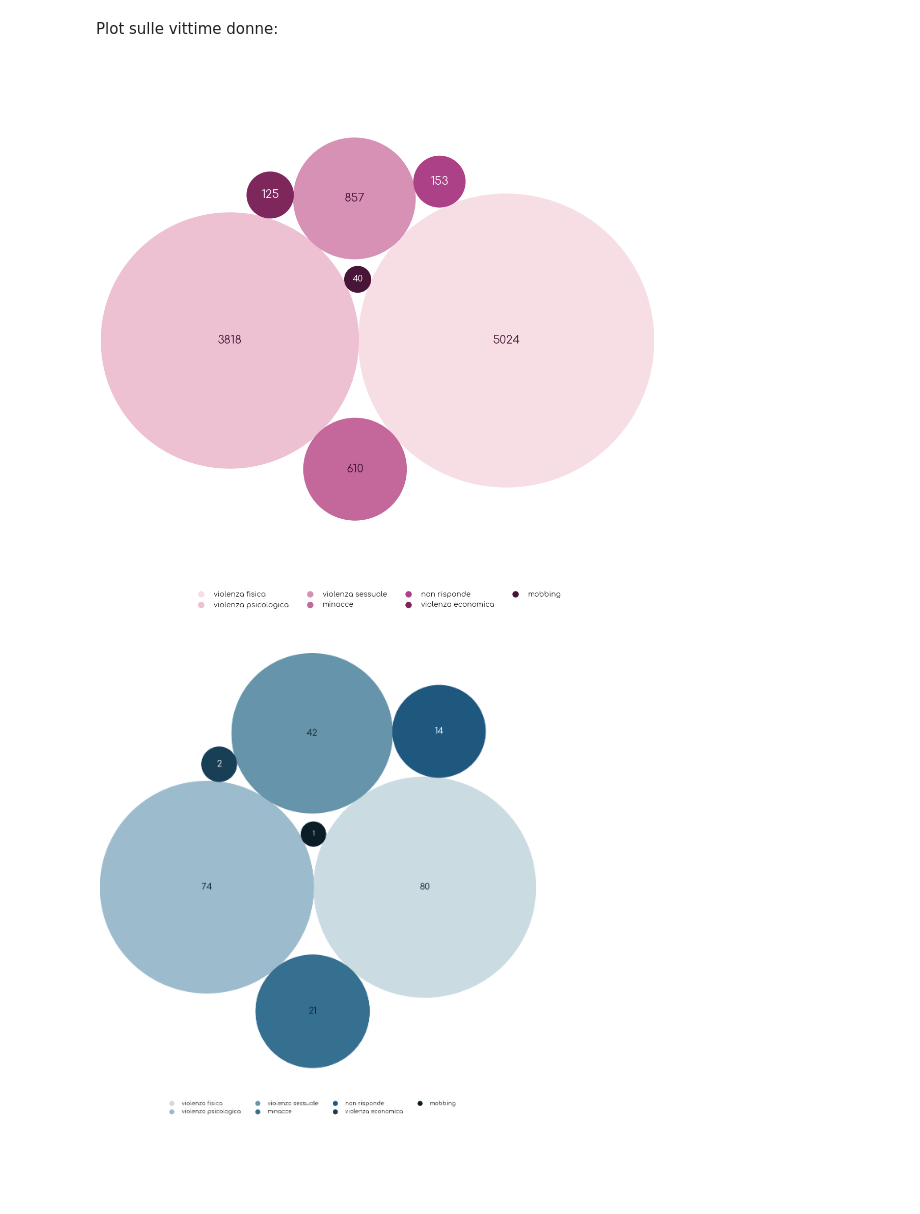
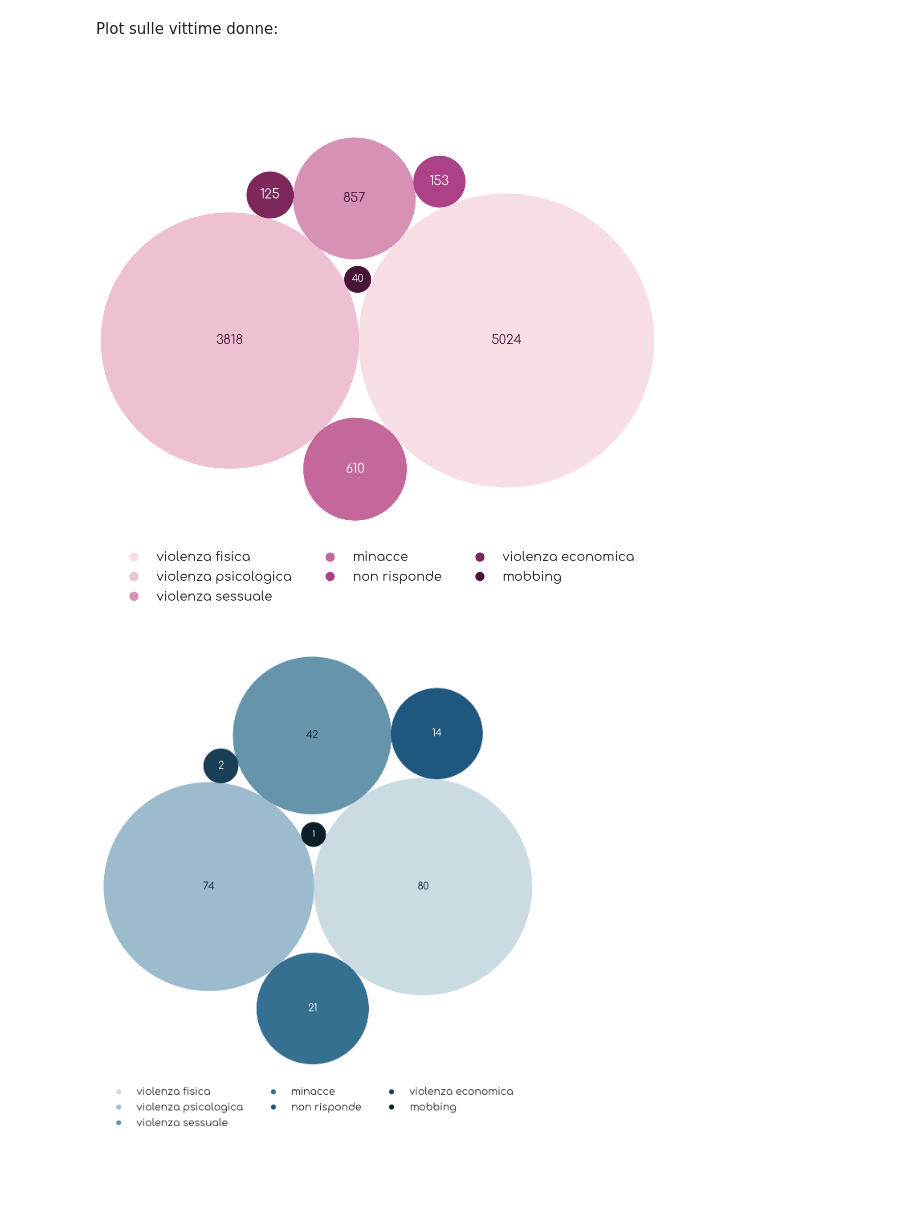
Before and after one commit to initrm/sci-vis, a Jupyter notebook: source/Tipologia di violenza.ipynb, the cells around one changed output. Drawn from its saved outputs; the diff is of its cells as text; code cells hidden in the pictures.

Commit message:
Modificata legenda e fixati testi

```diff
--- a/source/Tipologia di violenza.ipynb
+++ b/source/Tipologia di violenza.ipynb
@@ -158,9 +158,9 @@ fig, ax = plt.subplots(figsize=(14,14), facecolor='white')
 
 ax.axis('off') # rimozione assi
 
-lim = max(max(abs(circle.x)+circle.r, abs(circle.y)+circle.r,) for circle in circles)
-plt.xlim(-lim, lim)
-plt.ylim(-lim, lim)
+flim = max(max(abs(circle.x)+circle.r, abs(circle.y)+circle.r,) for circle in circles)
+plt.xlim(-flim, flim)
+plt.ylim(-flim, flim)
 
 # idx -> indice del cerchio corrente
 # circle -> cerchio corrente
@@ -171,24 +171,24 @@ for idx, circle, percentage, color in zip(range(0, len(labels)), circles, labels
     ax.add_patch(plt.Circle((x, y), r, alpha=1, color=color)) # colorazione cerchio
 
     # selezione del colore del font in modo che sia a contrasto col colore del cerchio
-    font_color = 'white' if idx > 3 else females_palette[-1]
+    font_color = 'white' if idx > 2 else females_palette[-1]
     # selezione della dimensione della label in base alla dimensione del cerchio
-    font_size = 16 if r > 0.06 else 12
+    font_size = 18 if r > 0.06 else 14
 
     # impostazione della label
     plt.annotate(percentage, (x,y), size=font_size, color=font_color, va='center', ha='center')
 
 # legenda custom
-legend_circles = [Line2D([], [], color='white', marker='o', markersize=10, markerfacecolor=x) for x in palette]
+legend_circles = [Line2D([], [], color='white', marker='o', markersize=14, markerfacecolor=x) for x in females_palette]
 legend_labels = [x for x in females['Tipo di violenza'].values]
-plt.legend(legend_circles, legend_labels, loc=8, ncol=4, frameon=False)
+plt.legend(legend_circles, legend_labels, loc=8, ncol=3, frameon=False, prop={'size': 18})
 
 plt.xticks([])
 plt.yticks([])
 
 plt.show()
 # %% [output]
-[figure, old version]
+[figure, new version]
 # %%
 # label del grafico, contengono solo il numero di persone,la relativa categoria sarà nella label
 labels = [str(percentage) for percentage in males['Value']]
@@ -204,38 +204,38 @@ fig, ax = plt.subplots(figsize=(14,14), facecolor='white')
 ax.axis('off') # rimozione assi
 
 lim = max(max(abs(circle.x)+circle.r, abs(circle.y)+circle.r,) for circle in circles)
-plt.xlim(-lim, lim)
-plt.ylim(-lim, lim)
+plt.xlim(-flim, flim)
+plt.ylim(-flim, flim)
 
 # idx -> indice del cerchio corrente
 # circle -> cerchio corrente
 # percentage -> stringa che contiene il numero di persone corrispondente al cerchio
 # color -> colore corrente (da usare per il cerchio) preso dalla palette
 for idx, circle, percentage, color in zip(range(0, len(labels)), circles, labels, males_palette):
     x, y, r = circle # informazioni cerchio
     ax.add_patch(plt.Circle((x, y), r, alpha=1, color=color)) # colorazione cerchio
 
     # selezione del colore del font in modo che sia a contrasto col colore del cerchio
-    font_color = 'white' if idx > 3 else males_palette[-1]
+    font_color = 'white' if idx > 2 else males_palette[-1]
     # selezione della dimensione della label in base alla dimensione del cerchio
-    font_size = 16 if r > 0.06 else 12
+    font_size = 18 if r > 0.06 else 14
 
     # impostazione della label
     plt.annotate(percentage, (x,y), size=font_size, color=font_color, va='center', ha='center')
 
 # legenda custom
 legend_circles = [Line2D([], [], color='white', marker='o', markersize=10, markerfacecolor=x) for x in males_palette]
 legend_labels = [x for x in males['Tipo di violenza'].values]
 # previene l'overlap della legenda con il grafico
 legend_ax = fig.add_axes([0.2, -0.1, 0.6, 0.3])
 legend_ax.axis('off')
-legend_ax.legend(legend_circles, legend_labels, loc='center', ncol=4, frameon=False)
+legend_ax.legend(legend_circles, legend_labels, loc='center', ncol=3, frameon=False, prop={'size': 18})
 legend_ax.set_xlim(0, 1)
 legend_ax.set_ylim(0, 1)
 
 plt.xticks([])
 plt.yticks([])
 
 plt.show()
 # %% [output]
-[figure, old version]
+[figure, new version]
```
